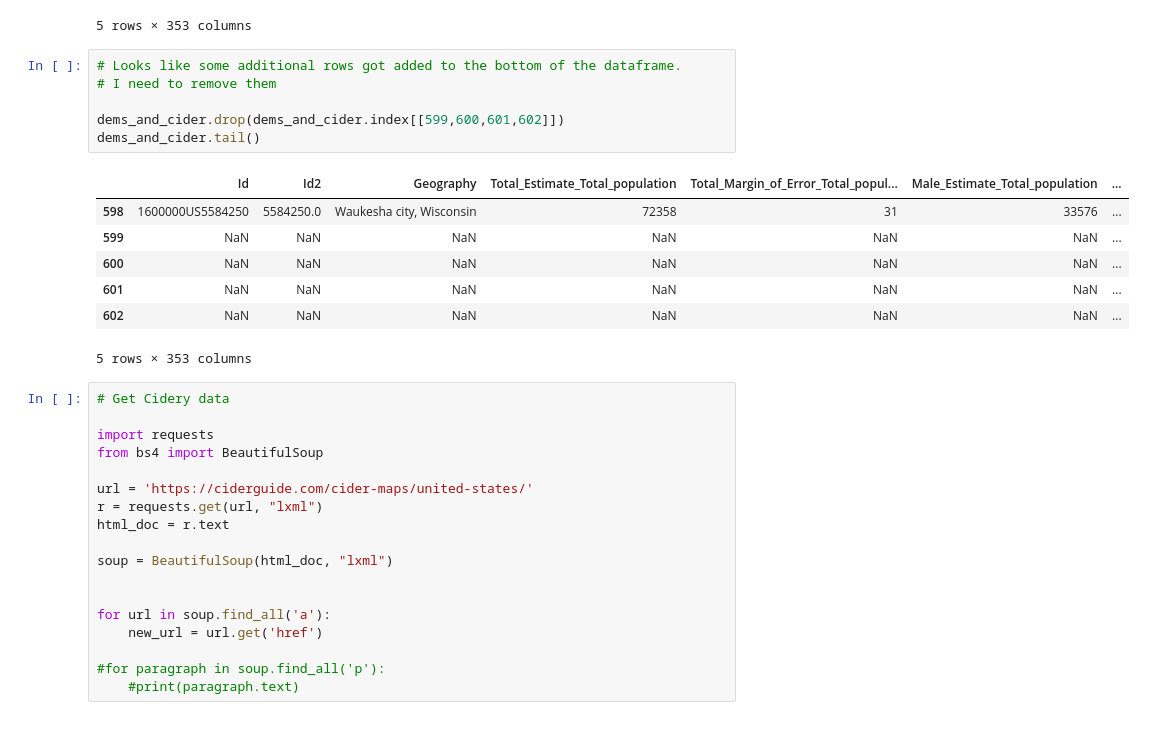
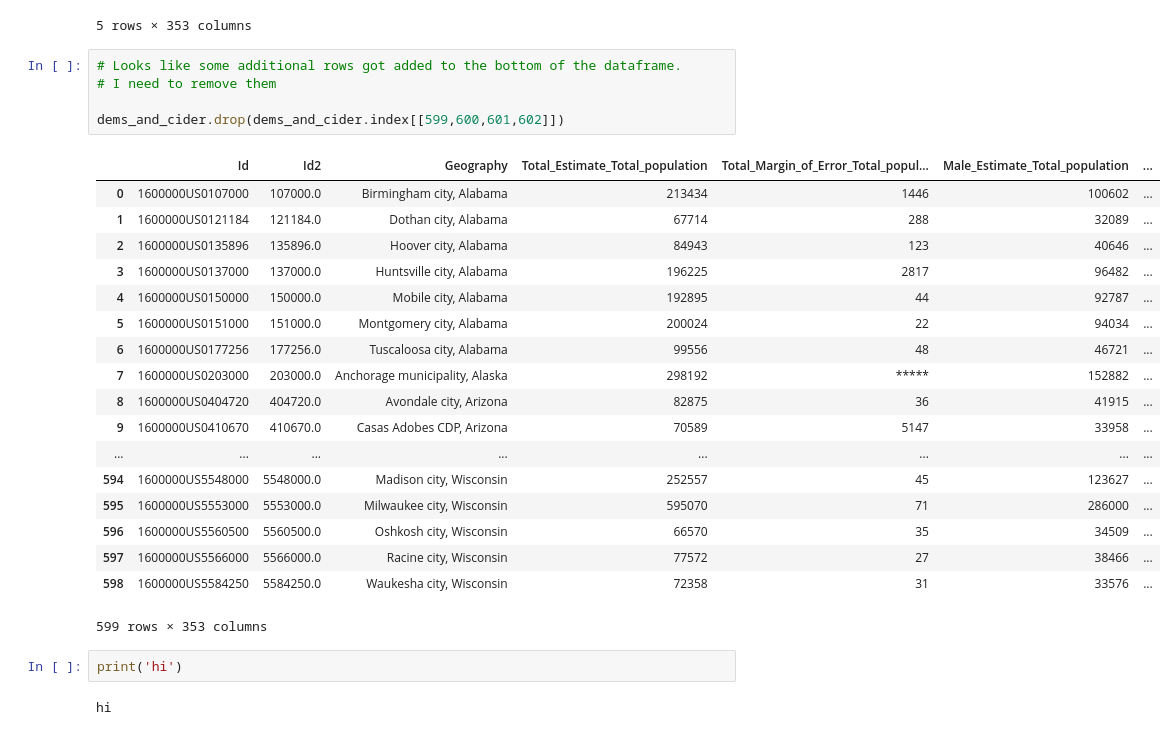
Before and after one commit to sjordan29/Springboard-Code, a Jupyter notebook: Capstone_1/Data_Files.ipynb, the cells around one changed output. Saved outputs shown, nothing was run; the diff lists cells and outputs as text.

```diff
--- a/Capstone_1/Data_Files.ipynb
+++ b/Capstone_1/Data_Files.ipynb
@@ -200,32 +200,28 @@ Alabama
 # %%
 # Looks like some additional rows got added to the bottom of the dataframe.
 # I need to remove them
 
 dems_and_cider.drop(dems_and_cider.index[[599,600,601,602]])
-dems_and_cider.tail()
 # %% [output]
 |  | Id | Id2 | Geography | Total_Estimate_Total_population | Total_Margin_of_Error_Total_popul... | Male_Estimate_Total_population | ... |
+| 0 | 1600000US0107000 | 107000.0 | Birmingham city, Alabama | 213434 | 1446 | 100602 | ... |
+| 1 | 1600000US0121184 | 121184.0 | Dothan city, Alabama | 67714 | 288 | 32089 | ... |
+| 2 | 1600000US0135896 | 135896.0 | Hoover city, Alabama | 84943 | 123 | 40646 | ... |
+| 3 | 1600000US0137000 | 137000.0 | Huntsville city, Alabama | 196225 | 2817 | 96482 | ... |
+| 4 | 1600000US0150000 | 150000.0 | Mobile city, Alabama | 192895 | 44 | 92787 | ... |
+| 5 | 1600000US0151000 | 151000.0 | Montgomery city, Alabama | 200024 | 22 | 94034 | ... |
+| 6 | 1600000US0177256 | 177256.0 | Tuscaloosa city, Alabama | 99556 | 48 | 46721 | ... |
+| 7 | 1600000US0203000 | 203000.0 | Anchorage municipality, Alaska | 298192 | ***** | 152882 | ... |
+| 8 | 1600000US0404720 | 404720.0 | Avondale city, Arizona | 82875 | 36 | 41915 | ... |
+| 9 | 1600000US0410670 | 410670.0 | Casas Adobes CDP, Arizona | 70589 | 5147 | 33958 | ... |
+| ... | ... | ... | ... | ... | ... | ... | ... |
+| 594 | 1600000US5548000 | 5548000.0 | Madison city, Wisconsin | 252557 | 45 | 123627 | ... |
+| 595 | 1600000US5553000 | 5553000.0 | Milwaukee city, Wisconsin | 595070 | 71 | 286000 | ... |
+| 596 | 1600000US5560500 | 5560500.0 | Oshkosh city, Wisconsin | 66570 | 35 | 34509 | ... |
+| 597 | 1600000US5566000 | 5566000.0 | Racine city, Wisconsin | 77572 | 27 | 38466 | ... |
 | 598 | 1600000US5584250 | 5584250.0 | Waukesha city, Wisconsin | 72358 | 31 | 33576 | ... |
-| 599 | NaN | NaN | NaN | NaN | NaN | NaN | ... |
-| 600 | NaN | NaN | NaN | NaN | NaN | NaN | ... |
-| 601 | NaN | NaN | NaN | NaN | NaN | NaN | ... |
-| 602 | NaN | NaN | NaN | NaN | NaN | NaN | ... |
-5 rows × 353 columns
+599 rows × 353 columns
-# %%
-# Get Cidery data
-
-import requests
-from bs4 import BeautifulSoup
-
-url = 'https://ciderguide.com/cider-maps/united-states/'
-r = requests.get(url, "lxml")
-html_doc = r.text
-
-soup = BeautifulSoup(html_doc, "lxml")
-
-
-for url in soup.find_all('a'):
-    new_url = url.get('href')
-
-#for paragraph in soup.find_all('p'):
-    #print(paragraph.text)
+# %%
+print('hi')
+# %% [output]
+hi
```
Also changed, not shown: parts of 6 cells of this notebook.
